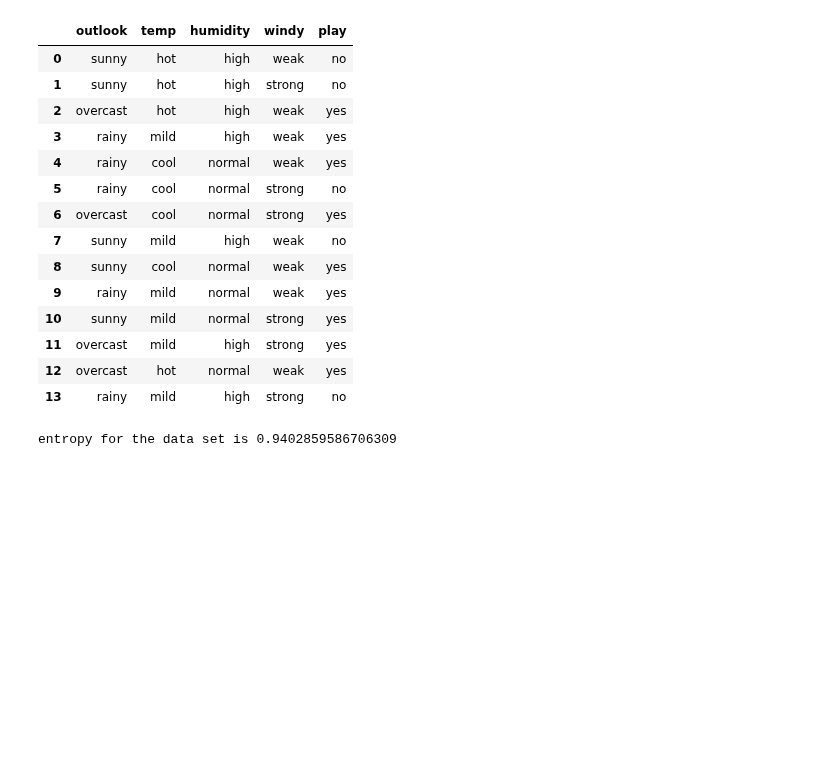
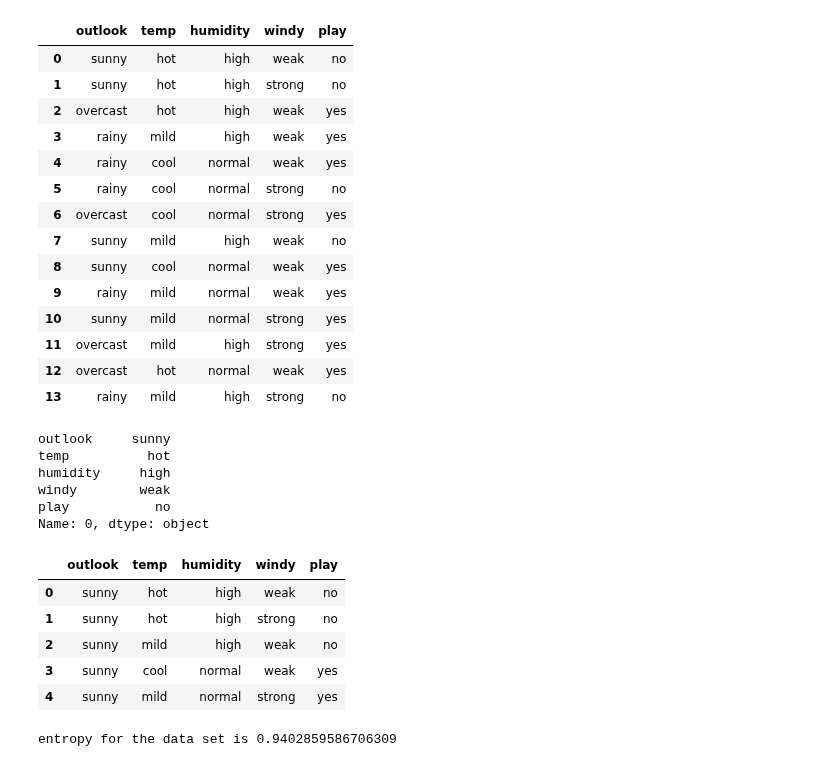
Before and after one commit to yexf308/MachineLearning, a Jupyter notebook: 21_Decision_tree1.ipynb, the cells around one changed output. Cells and saved outputs as stored; diff of their text form; code cells hidden in the pictures; blank space fills up the shorter version.

```diff
--- a/21_Decision_tree1.ipynb
+++ b/21_Decision_tree1.ipynb
@@ -254,6 +256,24 @@ df
 | 11 | overcast | mild | high | strong | yes |
 | 12 | overcast | hot | normal | weak | yes |
 | 13 | rainy | mild | high | strong | no |
+# %%
+df.loc[0]
+# %% [output]
+outlook     sunny
+temp          hot
+humidity     high
+windy        weak
+play           no
+Name: 0, dtype: object
+# %%
+df[df['outlook']=='sunny'].reset_index(drop=True)
+# %% [output]
+|  | outlook | temp | humidity | windy | play |
+| 0 | sunny | hot | high | weak | no |
+| 1 | sunny | hot | high | strong | no |
+| 2 | sunny | mild | high | weak | no |
+| 3 | sunny | cool | normal | weak | yes |
+| 4 | sunny | mild | normal | strong | yes |
 # %%
 #step 1: Compute the entropy for data-set
 
```
Also changed, not shown: parts of 7 cells of this notebook.
